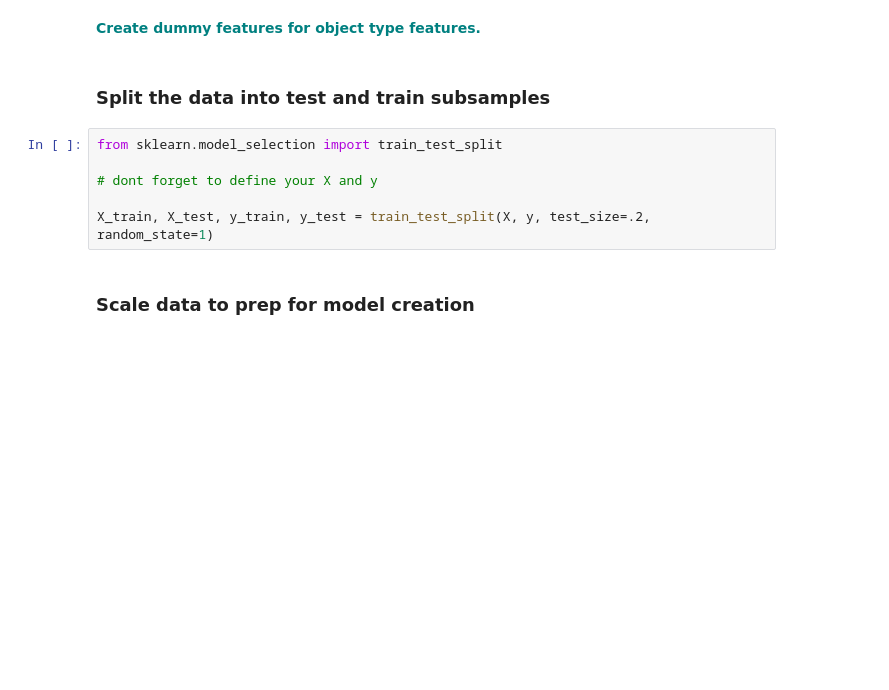
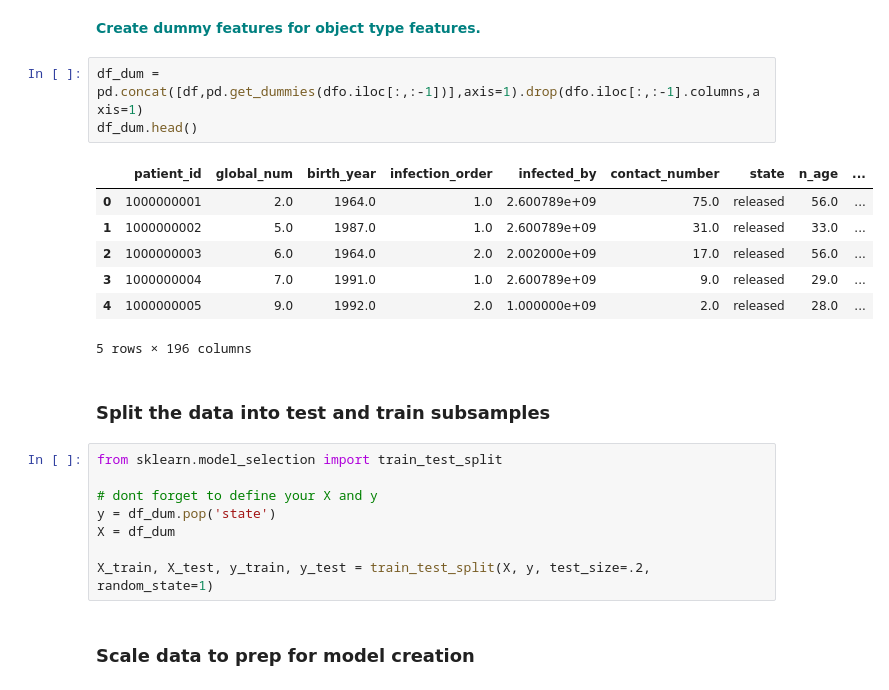
Before and after one commit to brspencer90/Springboard-Repo, a Jupyter notebook: 14.4.4_random-forest_covid-korea/RandomForest_casestudy_covid19.ipynb, the cells around one changed output. Drawn from its saved outputs; the diff is of its cells as text; blank space fills up the shorter version.

```diff
--- a/14.4.4_random-forest_covid-korea/RandomForest_casestudy_covid19.ipynb
+++ b/14.4.4_random-forest_covid-korea/RandomForest_casestudy_covid19.ipynb
@@ -126,11 +390,24 @@ vn
 # %% [markdown]
 **<font color='teal'> Create dummy features for object type features. </font>**
+# %%
+df_dum = pd.concat([df,pd.get_dummies(dfo.iloc[:,:-1])],axis=1).drop(dfo.iloc[:,:-1].columns,axis=1)
+df_dum.head()
+# %% [output]
+|  | patient_id | global_num | birth_year | infection_order | infected_by | contact_number | state | n_age | ... |
+| 0 | 1000000001 | 2.0 | 1964.0 | 1.0 | 2.600789e+09 | 75.0 | released | 56.0 | ... |
+| 1 | 1000000002 | 5.0 | 1987.0 | 1.0 | 2.600789e+09 | 31.0 | released | 33.0 | ... |
+| 2 | 1000000003 | 6.0 | 1964.0 | 2.0 | 2.002000e+09 | 17.0 | released | 56.0 | ... |
+| 3 | 1000000004 | 7.0 | 1991.0 | 1.0 | 2.600789e+09 | 9.0 | released | 29.0 | ... |
+| 4 | 1000000005 | 9.0 | 1992.0 | 2.0 | 1.000000e+09 | 2.0 | released | 28.0 | ... |
+5 rows × 196 columns
 # %% [markdown]
 ### Split the data into test and train subsamples
 # %%
 from sklearn.model_selection import train_test_split
 
 # dont forget to define your X and y
+y = df_dum.pop('state')
+X = df_dum
 
 X_train, X_test, y_train, y_test = train_test_split(X, y, test_size=.2, random_state=1)
 # %% [markdown]
```
Also changed, not shown: parts of 31 cells of this notebook, 8 other files.
